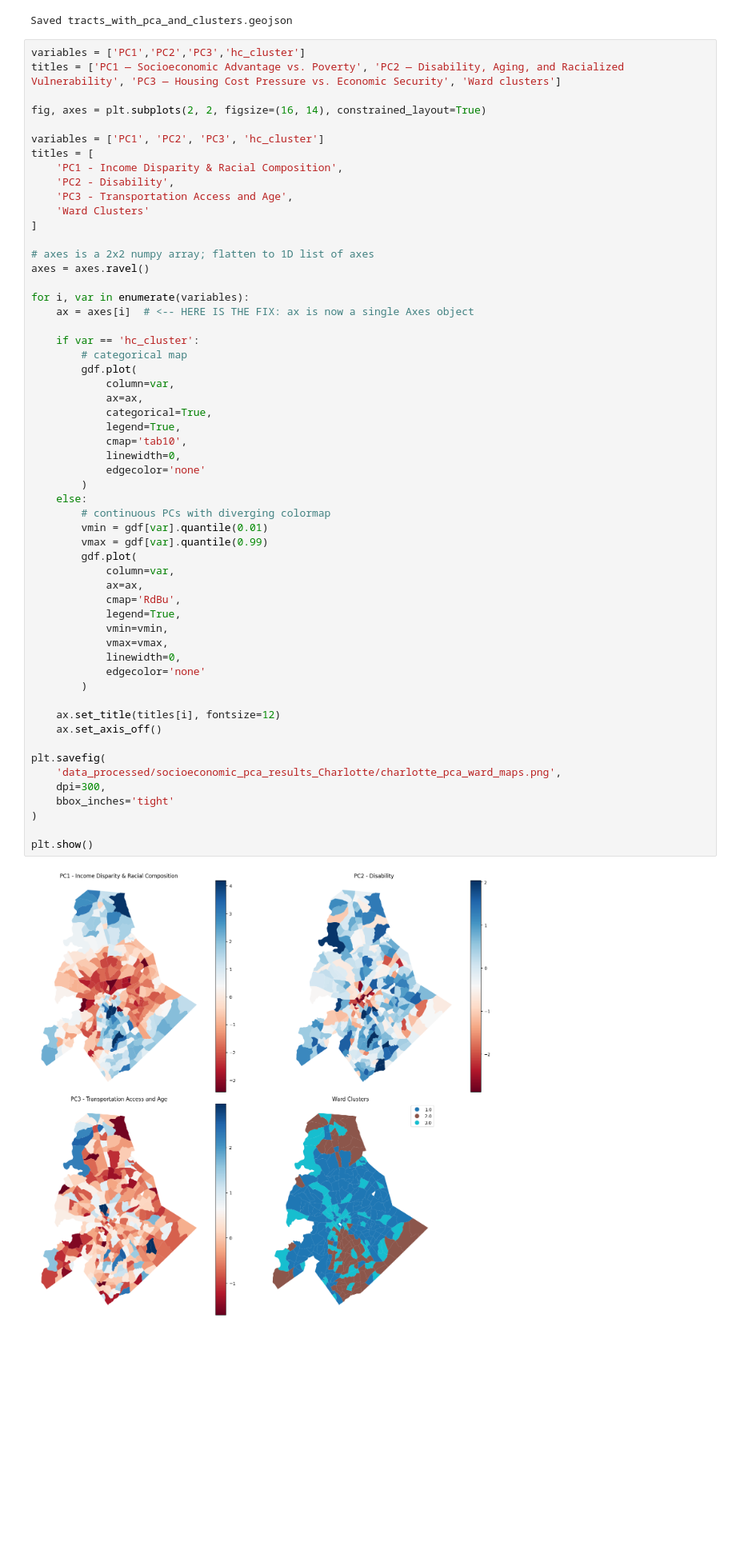
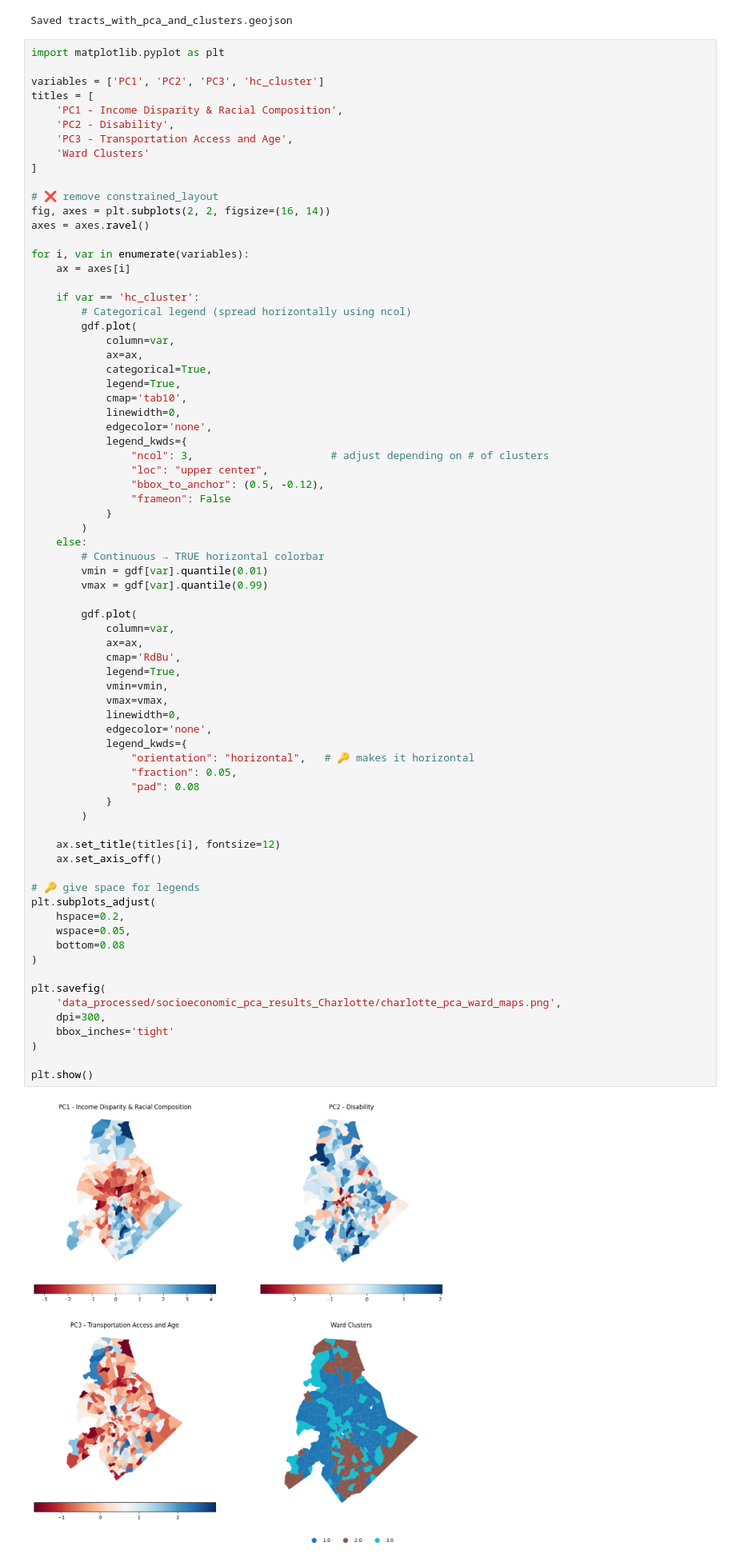
Before and after one commit to jessalynlc/MP, a Jupyter notebook: pca_socioeconomics_Charlotte.ipynb, the cells around one changed output. Shown at 80% size. Cells and saved outputs as stored; diff of their text form; blank space fills up the shorter version.

```diff
--- a/pca_socioeconomics_Charlotte.ipynb
+++ b/pca_socioeconomics_Charlotte.ipynb
@@ -415,10 +415,7 @@ print("Saved tracts_with_pca_and_clusters.geojson")
 # %% [output]
 Saved tracts_with_pca_and_clusters.geojson
 # %%
-variables = ['PC1','PC2','PC3','hc_cluster']
-titles = ['PC1 — Socioeconomic Advantage vs. Poverty', 'PC2 — Disability, Aging, and Racialized Vulnerability', 'PC3 — Housing Cost Pressure vs. Economic Security', 'Ward clusters']
-
-fig, axes = plt.subplots(2, 2, figsize=(16, 14), constrained_layout=True)
+import matplotlib.pyplot as plt
 
 variables = ['PC1', 'PC2', 'PC3', 'hc_cluster']
 titles = [
@@ -428,47 +425,67 @@ titles = [
     'Ward Clusters'
 ]
 
-# axes is a 2x2 numpy array; flatten to 1D list of axes
+# ❌ remove constrained_layout
+fig, axes = plt.subplots(2, 2, figsize=(16, 14))
 axes = axes.ravel()
 
 for i, var in enumerate(variables):
-    ax = axes[i]  # <-- HERE IS THE FIX: ax is now a single Axes object
+    ax = axes[i]
 
     if var == 'hc_cluster':
-        # categorical map
+        # Categorical legend (spread horizontally using ncol)
         gdf.plot(
             column=var,
             ax=ax,
             categorical=True,
             legend=True,
             cmap='tab10',
             linewidth=0,
-            edgecolor='none'
+            edgecolor='none',
+            legend_kwds={
+                "ncol": 3,                      # adjust depending on # of clusters
+                "loc": "upper center",
+                "bbox_to_anchor": (0.5, -0.12),
+                "frameon": False
+            }
         )
     else:
-        # continuous PCs with diverging colormap
+        # Continuous → TRUE horizontal colorbar
         vmin = gdf[var].quantile(0.01)
         vmax = gdf[var].quantile(0.99)
+
         gdf.plot(
             column=var,
             ax=ax,
             cmap='RdBu',
             legend=True,
             vmin=vmin,
             vmax=vmax,
             linewidth=0,
-            edgecolor='none'
+            edgecolor='none',
+            legend_kwds={
+                "orientation": "horizontal",   # 🔑 makes it horizontal
+                "fraction": 0.05,
+                "pad": 0.08
+            }
         )
 
     ax.set_title(titles[i], fontsize=12)
     ax.set_axis_off()
+
+# 🔑 give space for legends
+plt.subplots_adjust(
+    hspace=0.2,
+    wspace=0.05,
+    bottom=0.08
+)
 
 plt.savefig(
     'data_processed/socioeconomic_pca_results_Charlotte/charlotte_pca_ward_maps.png',
     dpi=300,
     bbox_inches='tight'
 )
 
 plt.show()
 # %% [output]
-[figure, old version]
+[figure, new version]
```
Also changed, not shown: parts of 1 cell of this notebook, 14 other files.
